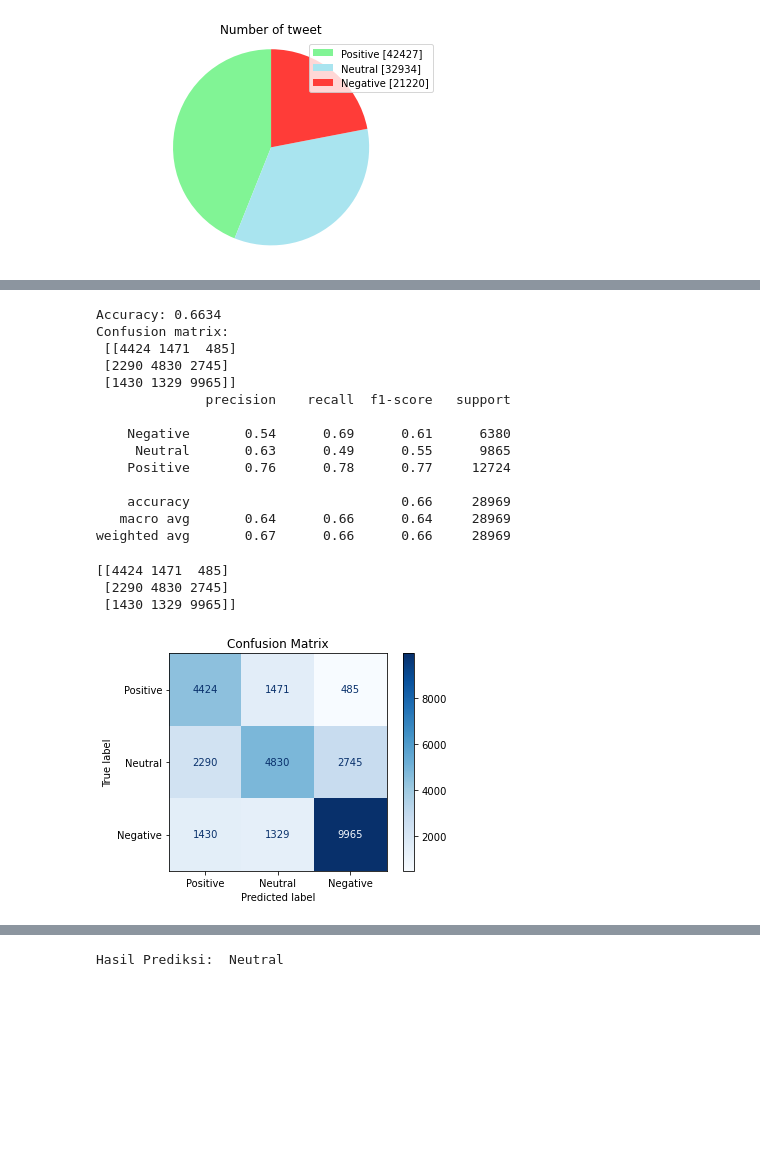
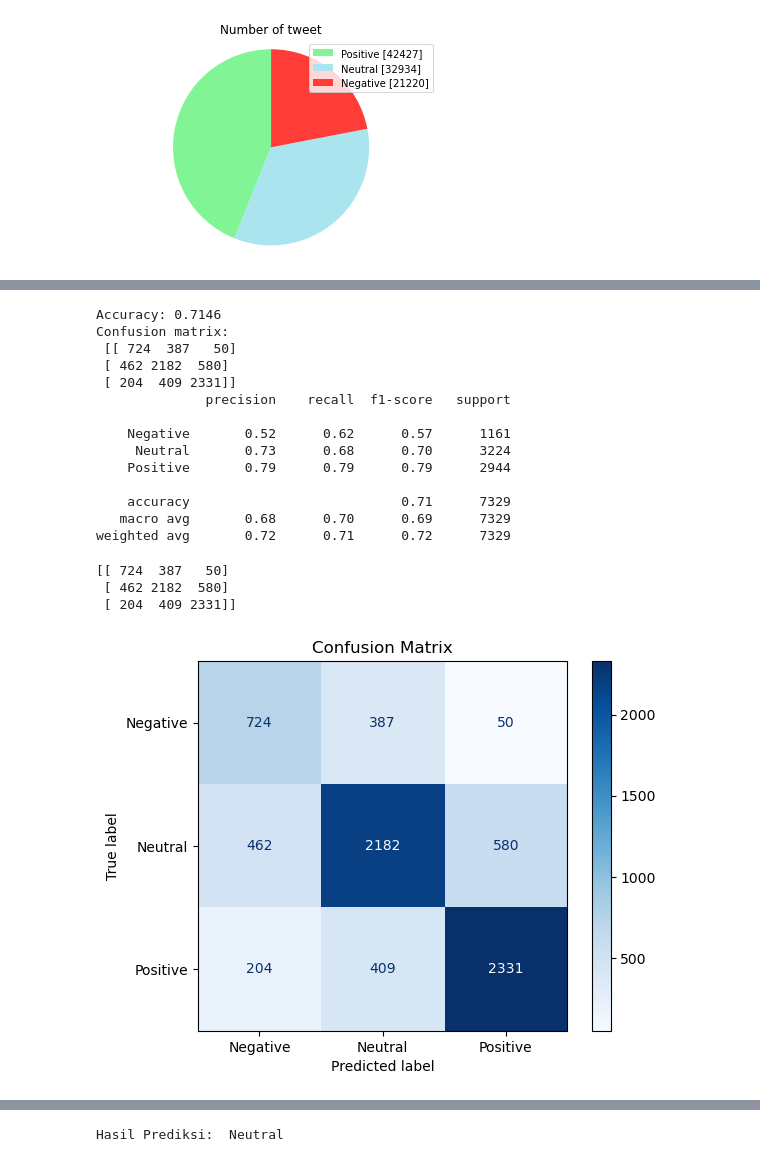
Before and after one commit to fahdmuchammad/Sentiment, a Jupyter notebook: FIX/skripsi1.ipynb, the cells around one changed output, grey strips where cells are left out. Saved outputs shown, nothing was run; the diff lists cells and outputs as text; code cells hidden in the pictures; blank space fills up the shorter version.

```diff
--- a/FIX/skripsi1.ipynb
+++ b/FIX/skripsi1.ipynb
@@ -376,0 +401,3 @@ data['sentiment'] = data['tweet'].apply(labelling)
+# %%
+data=data.drop(columns=['level_0','index'])
+data
@@ -403,4 +432,6 @@ Negative    21215
 Name: sentiment, dtype: int64
+# %%
+data = data.reset_index()
 # %%
 len(data)
 # %% [output]
@@ -431,21 +486,33 @@ import numpy as np
 import seaborn as sns
 import matplotlib.pyplot as plt
 
-vectorizer = CountVectorizer()
+vectorizer = TfidfVectorizer()
 
 # Melakukan transformasi teks menjadi vektor fitur
-X = vectorizer.fit_transform(data['tweet'])
+X = vectorizer.fit_transform(data['tweet'].astype(str))
+# Y = vectorizer.fit_transform(data['sentiment'])
 
+epoch = 7
+accuracy_values = np.zeros(epoch)
 # Membagi data menjadi data latih dan data uji
-X_train, X_test, y_train, y_test = train_test_split(X, data['sentiment'], test_size=0.3, random_state=1)
+for epochs in range(epoch):
+    X_train, X_test, y_train, y_test = train_test_split(X, data['sentiment'], test_size=0.1, random_state=None)
+    naive_bayes = MultinomialNB()
+    training = naive_bayes.fit(X_train, y_train)
+    prediction =  naive_bayes.predict(X_test)
 
-# Membuat objek Naive Bayes
-naive_bayes = MultinomialNB()
+    accuracy = accuracy_score(y_test, prediction)
+    accuracy_values[epochs] = accuracy
 
-# Melakukan pelatihan model Naive Bayes
-training = naive_bayes.fit(X_train, y_train)
+    print("epoch:", epochs + 1, "acc:", accuracy)
+plt.plot(range(1,epoch + 1), accuracy_values, marker='o')
+plt.xlabel('epoch')
+plt.ylabel('Accuracy')
+plt.title('ACC per Epoch')
+plt.show()
 
-# Melakukan prediksi pada data uji
+
+
 y_pred = naive_bayes.predict(X_test)
 
 # Menghitung akurasi
@@ -493,31 +590,31 @@ conf_matrix_mnb = confusion_matrix(y_test, y_pred)
 print("Confusion matrix:\n {}".format(conf_matrix_mnb))
 print(classification_report(y_test, y_pred))
 # %% [output]
-Accuracy: 0.6634
+Accuracy: 0.7146
 Confusion matrix:
- [[4424 1471  485]
- [2290 4830 2745]
- [1430 1329 9965]]
+ [[ 724  387   50]
+ [ 462 2182  580]
+ [ 204  409 2331]]
               precision    recall  f1-score   support
 
-    Negative       0.54      0.69      0.61      6380
-     Neutral       0.63      0.49      0.55      9865
-    Positive       0.76      0.78      0.77     12724
+    Negative       0.52      0.62      0.57      1161
+     Neutral       0.73      0.68      0.70      3224
+    Positive       0.79      0.79      0.79      2944
 
-    accuracy                           0.66     28969
-   macro avg       0.64      0.66      0.64     28969
-weighted avg       0.67      0.66      0.66     28969
+    accuracy                           0.71      7329
+   macro avg       0.68      0.70      0.69      7329
+weighted avg       0.72      0.71      0.72      7329
 # %%
-class_names = data['sentiment'].unique()
+class_names = sorted(data['sentiment'].unique())
 disp = plot_confusion_matrix(training, X_test, y_test,
                               display_labels=class_names,
                               cmap=plt.cm.Blues, values_format='d')
 disp.ax_.set_title("Confusion Matrix")
 print(disp.confusion_matrix)
 
 plt.show()
 # %% [output]
-[[4424 1471  485]
- [2290 4830 2745]
- [1430 1329 9965]]
+[[ 724  387   50]
+ [ 462 2182  580]
+ [ 204  409 2331]]
-[figure, old version]
+[figure, new version]
```
Also changed, not shown: parts of 43 cells of this notebook, 9 other files.
